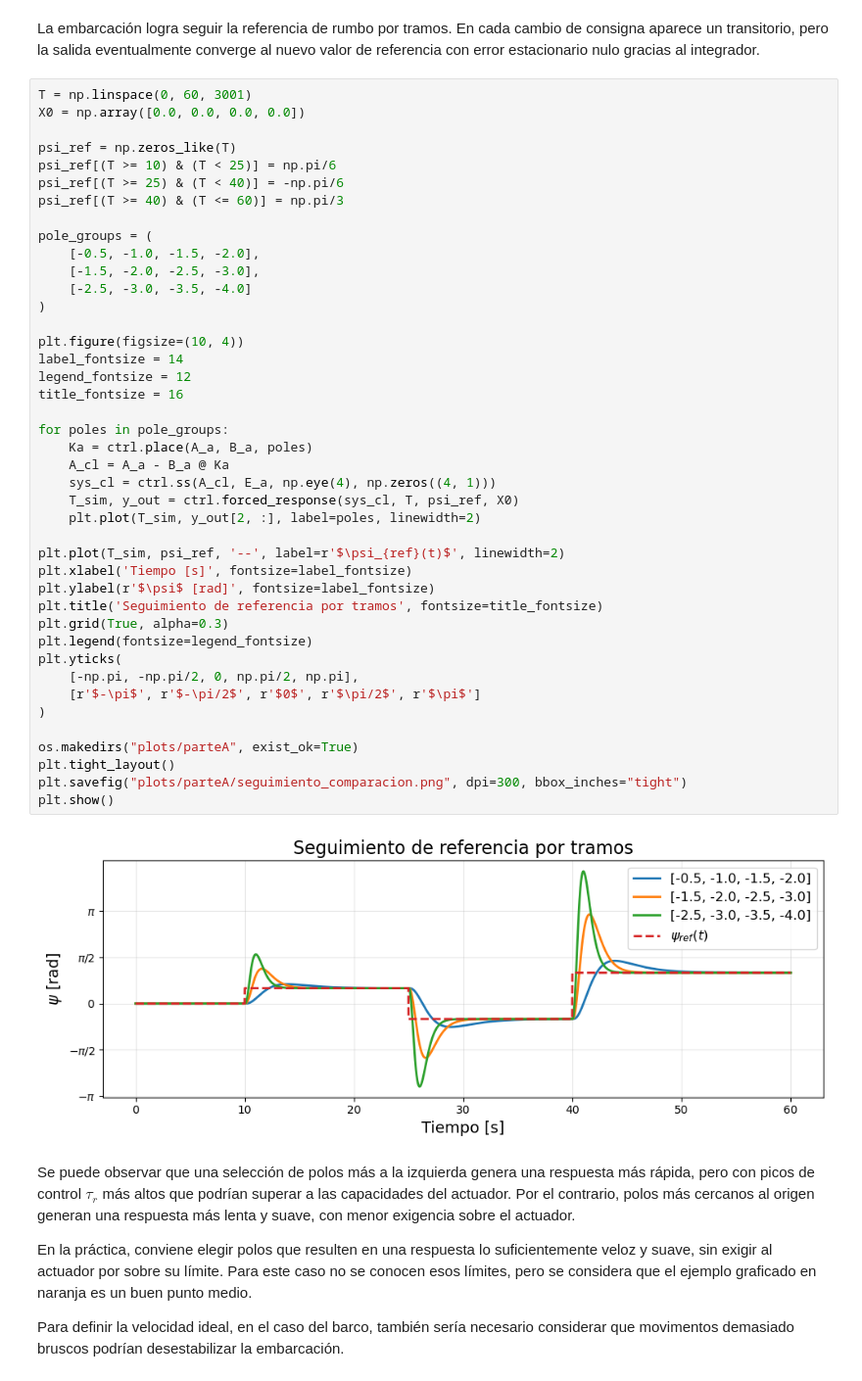
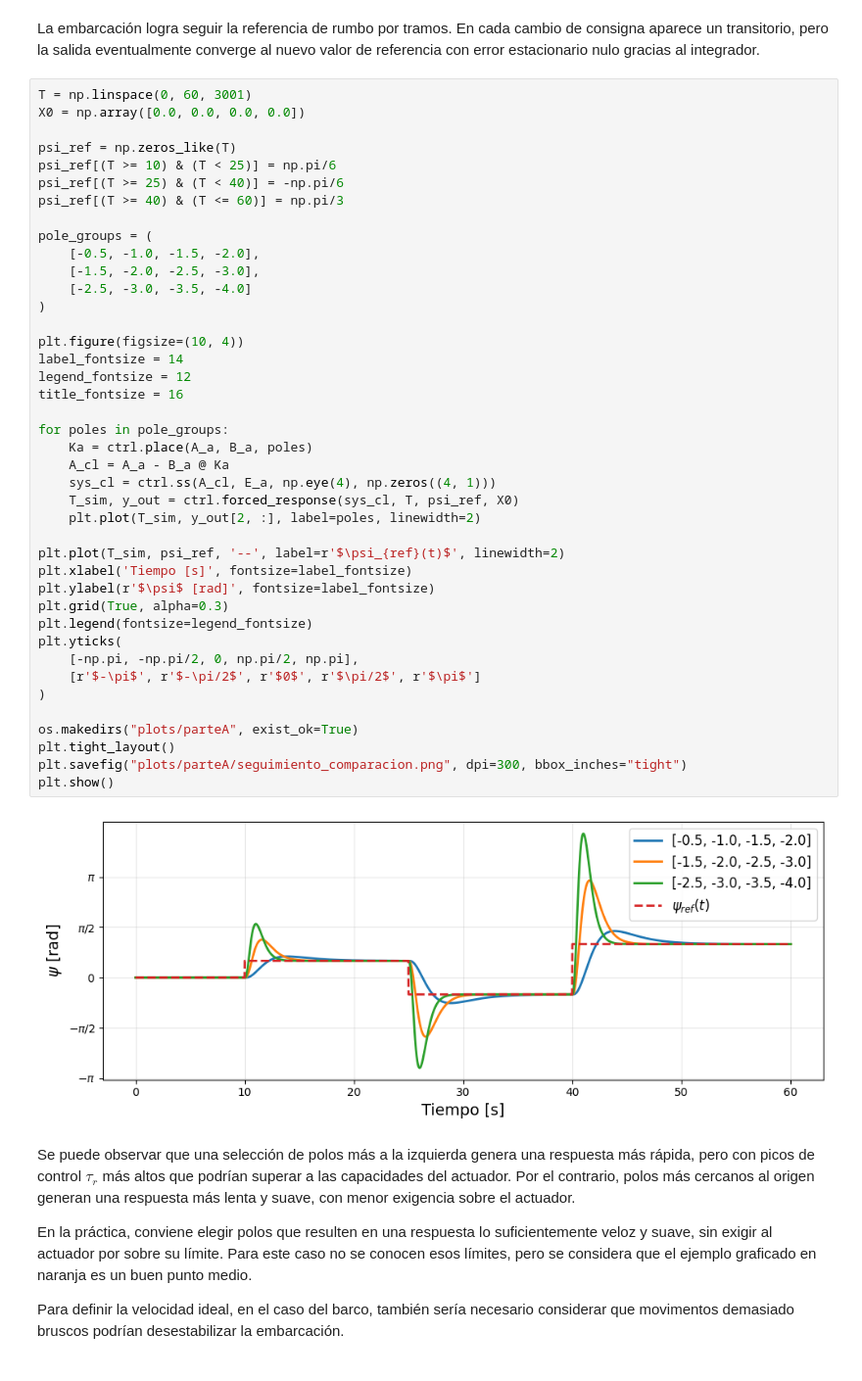
Before and after one commit to teomk/Control-TP2, a Jupyter notebook: parteA.ipynb, the cells around one changed output. Shown at 98% size. Cells and saved outputs as stored; diff of their text form.

```diff
--- a/parteA.ipynb
+++ b/parteA.ipynb
@@ -254,35 +250,34 @@ pole_groups = (
     [-2.5, -3.0, -3.5, -4.0]
 )
 
 plt.figure(figsize=(10, 4))
 label_fontsize = 14
 legend_fontsize = 12
 title_fontsize = 16
 
 for poles in pole_groups:
     Ka = ctrl.place(A_a, B_a, poles)
     A_cl = A_a - B_a @ Ka
     sys_cl = ctrl.ss(A_cl, E_a, np.eye(4), np.zeros((4, 1)))
     T_sim, y_out = ctrl.forced_response(sys_cl, T, psi_ref, X0)
     plt.plot(T_sim, y_out[2, :], label=poles, linewidth=2)
 
 plt.plot(T_sim, psi_ref, '--', label=r'$\psi_{ref}(t)$', linewidth=2)
 plt.xlabel('Tiempo [s]', fontsize=label_fontsize)
 plt.ylabel(r'$\psi$ [rad]', fontsize=label_fontsize)
-plt.title('Seguimiento de referencia por tramos', fontsize=title_fontsize)
 plt.grid(True, alpha=0.3)
 plt.legend(fontsize=legend_fontsize)
 plt.yticks(
     [-np.pi, -np.pi/2, 0, np.pi/2, np.pi],
     [r'$-\pi$', r'$-\pi/2$', r'$0$', r'$\pi/2$', r'$\pi$']
 )
 
 os.makedirs("plots/parteA", exist_ok=True)
 plt.tight_layout()
 plt.savefig("plots/parteA/seguimiento_comparacion.png", dpi=300, bbox_inches="tight")
 plt.show()
 # %% [output]
-[figure, old version]
+[figure, new version]
 # %% [markdown]
 Se puede observar que una selección de polos más a la izquierda genera una respuesta más rápida, pero con picos de control $\tau_r$ más altos que podrían superar a las capacidades del actuador. Por el contrario, polos más cercanos al origen generan una respuesta más lenta y suave, con menor exigencia sobre el actuador.
 
```
Also changed, not shown: parts of 2 cells of this notebook, 22 other files.
